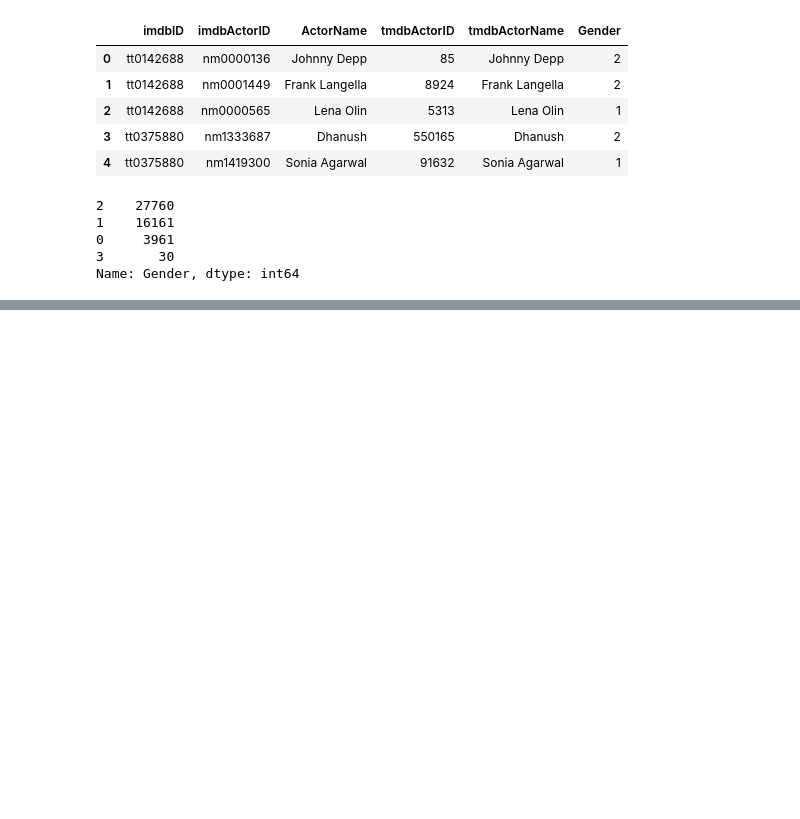
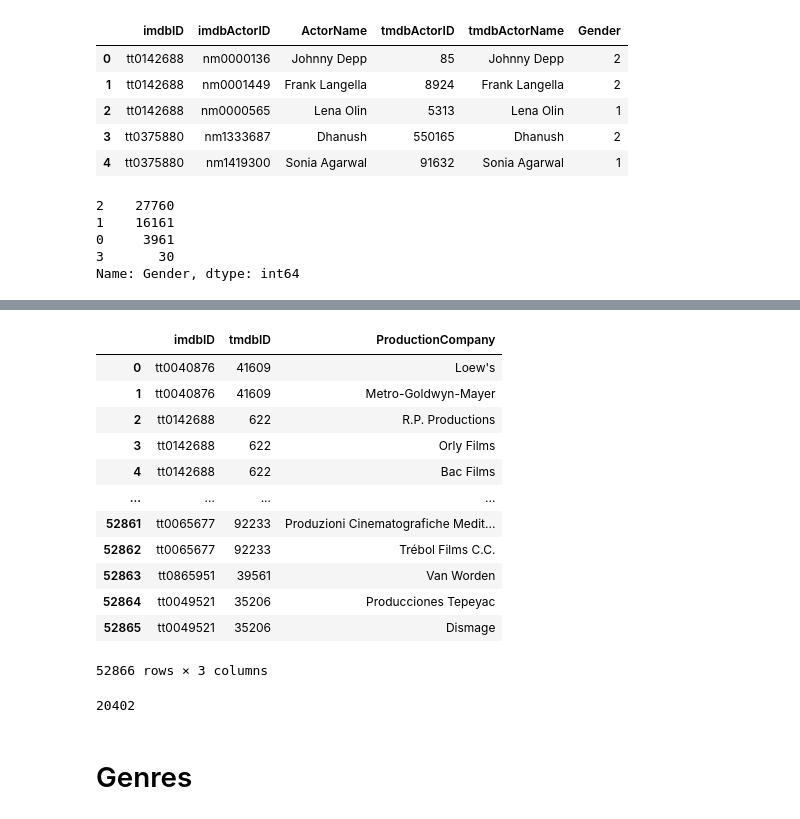
Before and after one commit to aranaxa/Ironhack-Final-Project, a Jupyter notebook: Code/Cleaning.ipynb, the cells around one changed output, grey strips where cells are left out. Cells and saved outputs as stored; diff of their text form; code cells hidden in the pictures; blank space fills up the shorter version.

```diff
--- a/Code/Cleaning.ipynb
+++ b/Code/Cleaning.ipynb
@@ -573,0 +765,6 @@ Name: Gender, dtype: int64
+# %%
+# Import TMBd movie details
+f = open("../Files/tmdb_2.json")
+tmdb_json = json.load(f)
+
+tmdb_json
@@ -573,0 +789,10 @@ Name: Gender, dtype: int64
+# %%
+# Create list of production companies
+production_companies = []
+for tmdb_id in tmdb_json:
+    companies_list = [companies for companies in tmdb_id["production_companies"]]
+    companies_flat = [company["name"] for company in companies_list]
+    for item in companies_flat:
+        production_companies.append([tmdb_id["imdb_id"], tmdb_id["id"], item])
+
+production_companies[:20]
@@ -573,0 +820,21 @@ Name: Gender, dtype: int64
+# %%
+production_df = pd.DataFrame(production_companies, columns=["imdbID", "tmdbID", "ProductionCompany"])
+production_df
+# %% [output]
+|  | imdbID | tmdbID | ProductionCompany |
+| 0 | tt0040876 | 41609 | Loew's |
+| 1 | tt0040876 | 41609 | Metro-Goldwyn-Mayer |
+| 2 | tt0142688 | 622 | R.P. Productions |
+| 3 | tt0142688 | 622 | Orly Films |
+| 4 | tt0142688 | 622 | Bac Films |
+| ... | ... | ... | ... |
+| 52861 | tt0065677 | 92233 | Produzioni Cinematografiche Medit... |
+| 52862 | tt0065677 | 92233 | Trébol Films C.C. |
+| 52863 | tt0865951 | 39561 | Van Worden |
+| 52864 | tt0049521 | 35206 | Producciones Tepeyac |
+| 52865 | tt0049521 | 35206 | Dismage |
+52866 rows × 3 columns
+# %%
+production_df["imdbID"].nunique()
+# %% [output]
+20402
@@ -573,0 +844,2 @@ Name: Gender, dtype: int64
+# %% [markdown]
+# Genres
```
Also changed, not shown: parts of 70 cells of this notebook, 7 other files.
